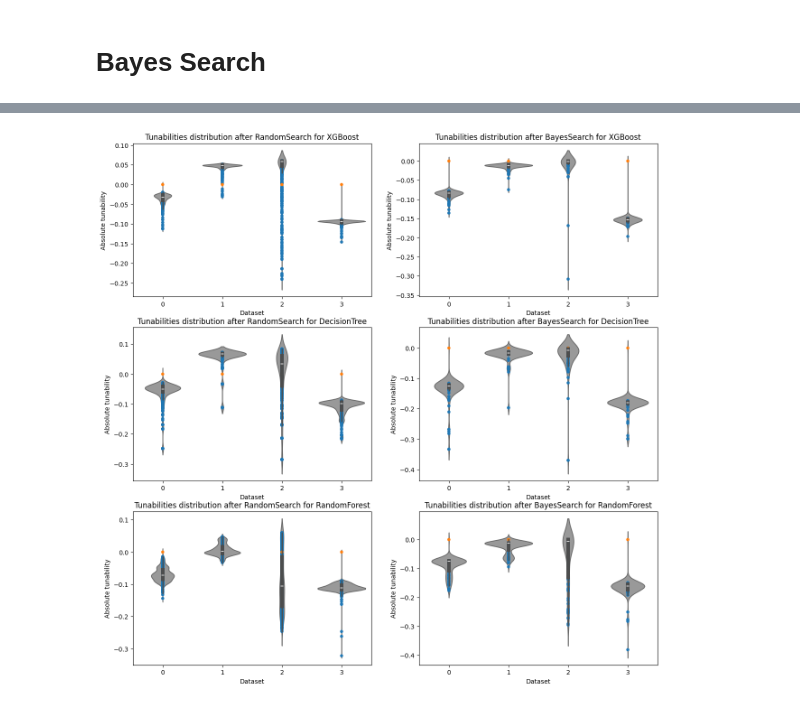
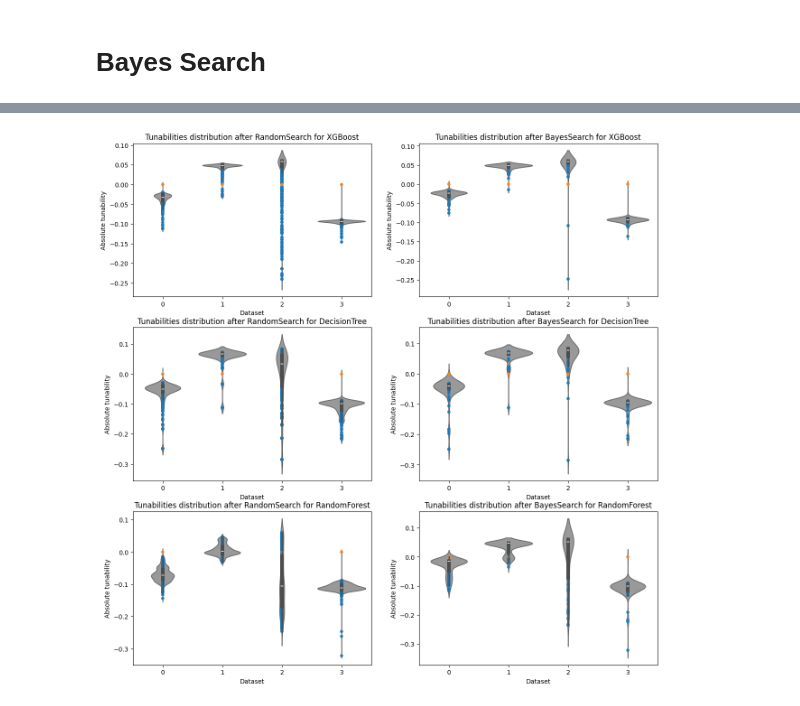
Before and after one commit to UserKrzysztof/AutoML-project1-tunability, a Jupyter notebook: code/tunabillity_plots.ipynb, the cells around one changed output, grey strips where cells are left out. Saved outputs shown, nothing was run; the diff lists cells and outputs as text; code cells hidden in the pictures.

```diff
--- a/code/tunabillity_plots.ipynb
+++ b/code/tunabillity_plots.ipynb
@@ -30,6 +42,6 @@ history_DecisionTree.head()
 # %%
-def get_tunabilies_per_dataset_for_every_param_set(history_df:pd.DataFrame):
-    default_params, default_score = get_best_params_overall(history_df)
+def get_tunabilies_per_dataset_for_every_param_set(history_df:pd.DataFrame, random_df:pd.DataFrame):
+    default_params, default_score = get_best_params_overall(random_df)
     datasets = history_df['dataset'].unique()
     default_df = pd.DataFrame({
         'dataset': datasets,
@@ -190,17 +202,17 @@ def plot_tunabilities(tunabilites, ax = None):
 # %%
 fig, axs = plt.subplots(len(history_RS), 2, figsize = [15,15])
 
 names = ["XGBoost","DecisionTree", "RandomForest"]
 
 for i,(rs, bs) in enumerate(zip(history_RS, history_BS)):
-    trs = get_tunabilies_per_dataset_for_every_param_set(rs)
-    tbs = get_tunabilies_per_dataset_for_every_param_set(bs)
+    trs = get_tunabilies_per_dataset_for_every_param_set(rs,rs)
+    tbs = get_tunabilies_per_dataset_for_every_param_set(bs,rs)
     plot_tunabilities(trs, axs[i,0])
     plot_tunabilities(tbs, axs[i,1])
 
     axs[i,0].set_title(f"Tunabilities distribution after RandomSearch for {names[i]}")
     axs[i,1].set_title(f"Tunabilities distribution after BayesSearch for {names[i]}")
 
 plt.show()
 # %% [output]
-[figure, old version]
+[figure, new version]
```
Also changed, not shown: parts of 3 cells of this notebook.
